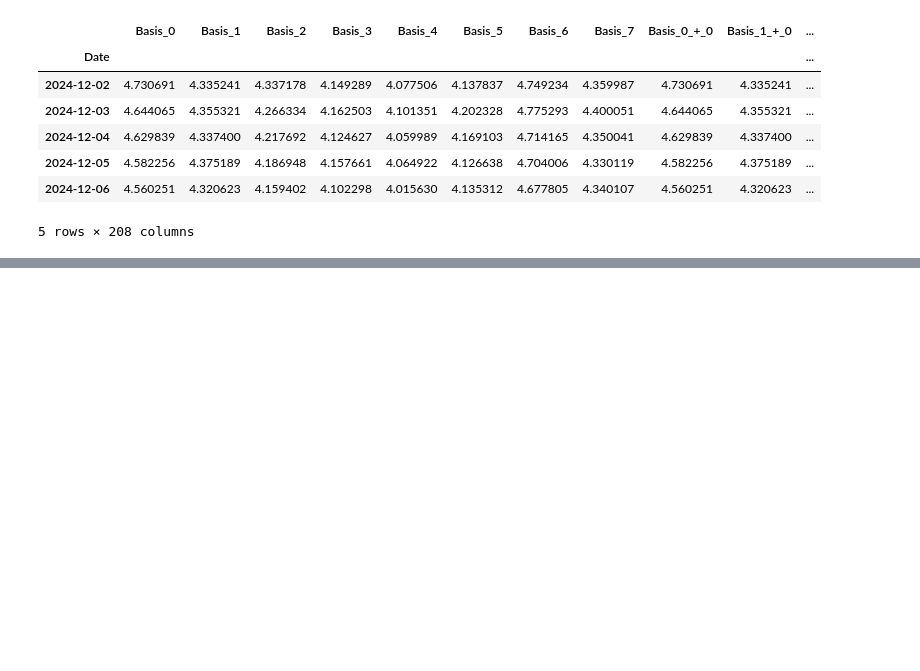
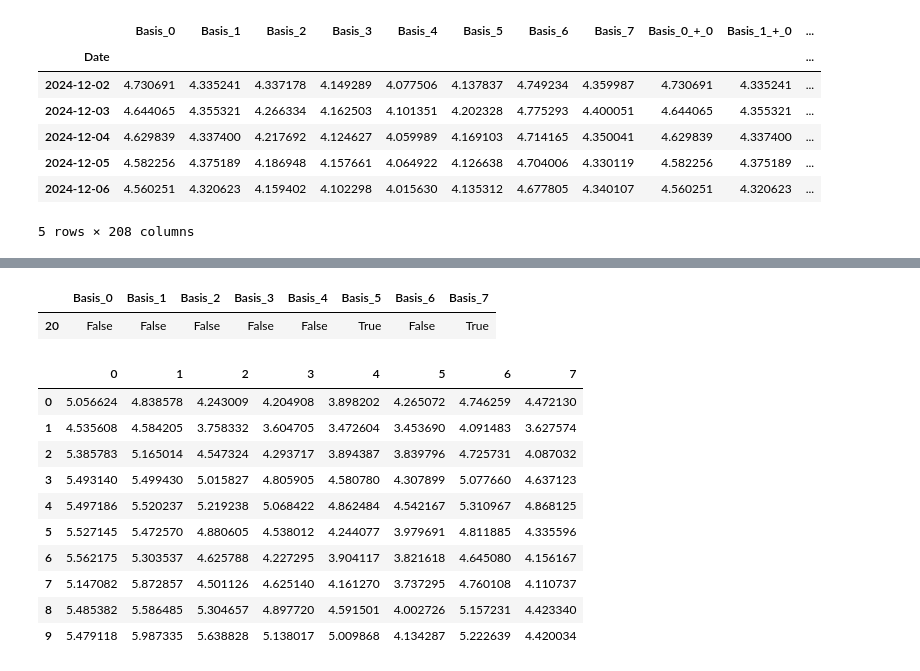
Before and after one commit to QuanPham19/functional-kan, a Jupyter notebook: phase_2/notebooks/f_kan.ipynb, the cells around one changed output, grey strips where cells are left out. Cells and saved outputs as stored; diff of their text form; code cells hidden in the pictures; blank space fills up the shorter version.

```diff
--- a/phase_2/notebooks/f_kan.ipynb
+++ b/phase_2/notebooks/f_kan.ipynb
@@ -52,0 +201,58 @@ data.tail()
+# %%
+import pickle
+import numpy as np
+import pandas as pd
+import math
+
+from sklearn.metrics import mean_squared_error as mse
+
+# cols = truth_df.columns
+# mode = 'two-sided'
+cross_val_list = [20]
+
+result = dict()
+for i in range(8):
+    result[i] = list()
+
+for cross_val_window in cross_val_list:
+    with open(f"dfs_{cross_val_window}_steps_ahead.pkl", "rb") as file:
+        loaded_dataframes = pickle.load(file)
+
+    # Extract individual DataFrames
+    naive_df = loaded_dataframes["naive_df"]
+    kan_df = loaded_dataframes["kan_df"]
+    truth_df = loaded_dataframes["truth_df"]
+
+    for i in range(8):
+        y1 = kan_df.iloc[:, i].values
+        y2 = naive_df.iloc[:, i].values
+        y = truth_df.iloc[:, i].values
+
+        # print(f'{cols[i]}: {dm_test(y, y1, y2, h=1, mode=mode)}')
+        # print(f'{cols[i]}, h={cross_val_window}: {mse(y1, y, squared=False):.2f}, {mse(y2, y, squared=False):.2f}')
+        if mse(y1, y) < mse(y2, y):
+            result[i].append(True)
+        else:
+            result[i].append(False)
+
+out = pd.DataFrame(result)
+out.columns = [f'Basis_{i}' for i in range(8)]
+out.index = cross_val_list
+out
+# %% [output]
+|  | Basis_0 | Basis_1 | Basis_2 | Basis_3 | Basis_4 | Basis_5 | Basis_6 | Basis_7 |
+| 20 | False | False | False | False | False | True | False | True |
+# %%
+kan_df
+# %% [output]
+|  | 0 | 1 | 2 | 3 | 4 | 5 | 6 | 7 |
+| 0 | 5.056624 | 4.838578 | 4.243009 | 4.204908 | 3.898202 | 4.265072 | 4.746259 | 4.472130 |
+| 1 | 4.535608 | 4.584205 | 3.758332 | 3.604705 | 3.472604 | 3.453690 | 4.091483 | 3.627574 |
+| 2 | 5.385783 | 5.165014 | 4.547324 | 4.293717 | 3.894387 | 3.839796 | 4.725731 | 4.087032 |
+| 3 | 5.493140 | 5.499430 | 5.015827 | 4.805905 | 4.580780 | 4.307899 | 5.077660 | 4.637123 |
+| 4 | 5.497186 | 5.520237 | 5.219238 | 5.068422 | 4.862484 | 4.542167 | 5.310967 | 4.868125 |
+| 5 | 5.527145 | 5.472570 | 4.880605 | 4.538012 | 4.244077 | 3.979691 | 4.811885 | 4.335596 |
+| 6 | 5.562175 | 5.303537 | 4.625788 | 4.227295 | 3.904117 | 3.821618 | 4.645080 | 4.156167 |
+| 7 | 5.147082 | 5.872857 | 4.501126 | 4.625140 | 4.161270 | 3.737295 | 4.760108 | 4.110737 |
+| 8 | 5.485382 | 5.586485 | 5.304657 | 4.897720 | 4.591501 | 4.002726 | 5.157231 | 4.423340 |
+| 9 | 5.479118 | 5.987335 | 5.638828 | 5.138017 | 5.009868 | 4.134287 | 5.222639 | 4.420034 |
```
Also changed, not shown: parts of 6 cells of this notebook, 1 other file.
